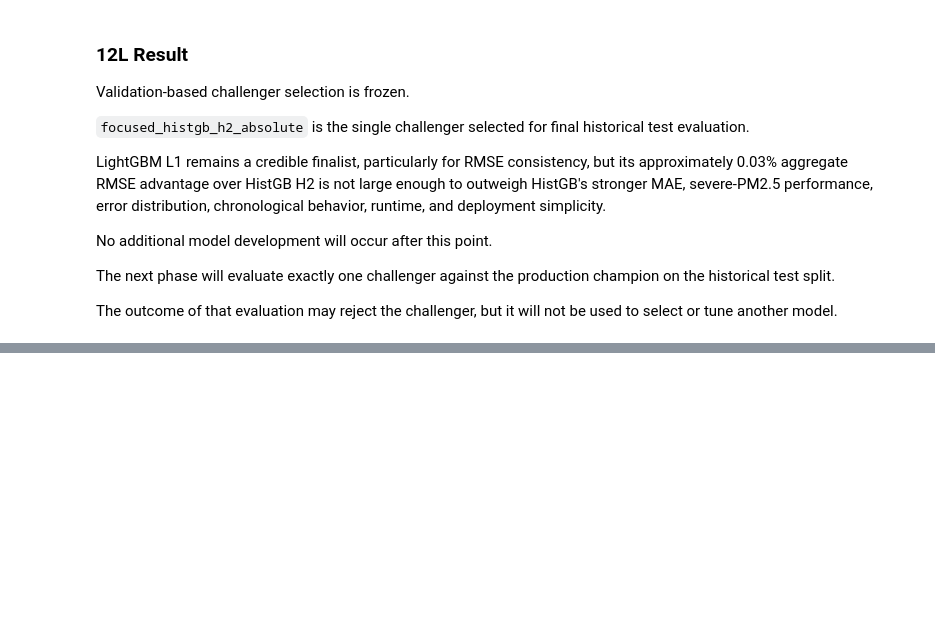
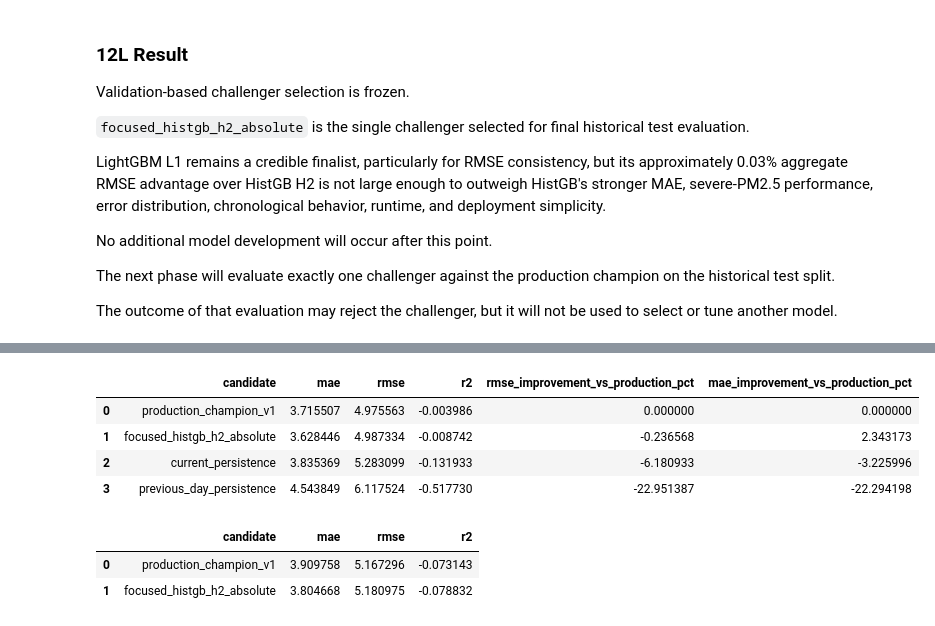
Before and after one commit to riyanj220/pearls-aqi-predictor, a Jupyter notebook: notebooks/12_model_challenger_benchmark.ipynb, the cells around one changed output, grey strips where cells are left out. Saved outputs shown, nothing was run; the diff lists cells and outputs as text; code cells hidden in the pictures; blank space fills up the shorter version.

```diff
--- a/notebooks/12_model_challenger_benchmark.ipynb
+++ b/notebooks/12_model_challenger_benchmark.ipynb
@@ -10298,0 +10496,39 @@ used to select or tune another model.
+# %%
+final_test_leaderboard_df = pd.DataFrame(
+    [
+        {
+            "candidate": (
+                "production_champion_v1"
+            ),
+            **production_test_result[
+                "overall_metrics"
+            ],
+        },
+        {
+            "candidate": (
+                SELECTED_CHALLENGER_KEY
+            ),
+            **selected_test_result[
+                "overall_metrics"
+            ],
+        },
+        {
+            "candidate": (
+                "current_persistence"
+            ),
+            **current_persistence_test_metrics,
+        },
+        {
+            "candidate": (
+                "previous_day_persistence"
+            ),
+            **previous_day_test_metrics,
+        },
+    ]
+)
+# %%
+final_test_leaderboard_df = (
+    final_test_leaderboard_df
+    .sort_values("rmse")
+    .reset_index(drop=True)
+)
@@ -10298,0 +10579,40 @@ used to select or tune another model.
+# %%
+display(
+    final_test_leaderboard_df
+)
+# %% [output]
+|  | candidate | mae | rmse | r2 | rmse_improvement_vs_production_pct | mae_improvement_vs_production_pct |
+| 0 | production_champion_v1 | 3.715507 | 4.975563 | -0.003986 | 0.000000 | 0.000000 |
+| 1 | focused_histgb_h2_absolute | 3.628446 | 4.987334 | -0.008742 | -0.236568 | 2.343173 |
+| 2 | current_persistence | 3.835369 | 5.283099 | -0.131933 | -6.180933 | -3.225996 |
+| 3 | previous_day_persistence | 4.543849 | 6.117524 | -0.517730 | -22.951387 | -22.294198 |
+# %%
+final_test_learned_df = pd.DataFrame(
+    [
+        {
+            "candidate": (
+                "production_champion_v1"
+            ),
+            **production_test_result[
+                "learned_horizon_metrics"
+            ],
+        },
+        {
+            "candidate": (
+                SELECTED_CHALLENGER_KEY
+            ),
+            **selected_test_result[
+                "learned_horizon_metrics"
+            ],
+        },
+    ]
+)
+
+
+display(
+    final_test_learned_df
+)
+# %% [output]
+|  | candidate | mae | rmse | r2 |
+| 0 | production_champion_v1 | 3.909758 | 5.167296 | -0.073143 |
+| 1 | focused_histgb_h2_absolute | 3.804668 | 5.180975 | -0.078832 |
```
Also changed, not shown: parts of 16 cells of this notebook.
